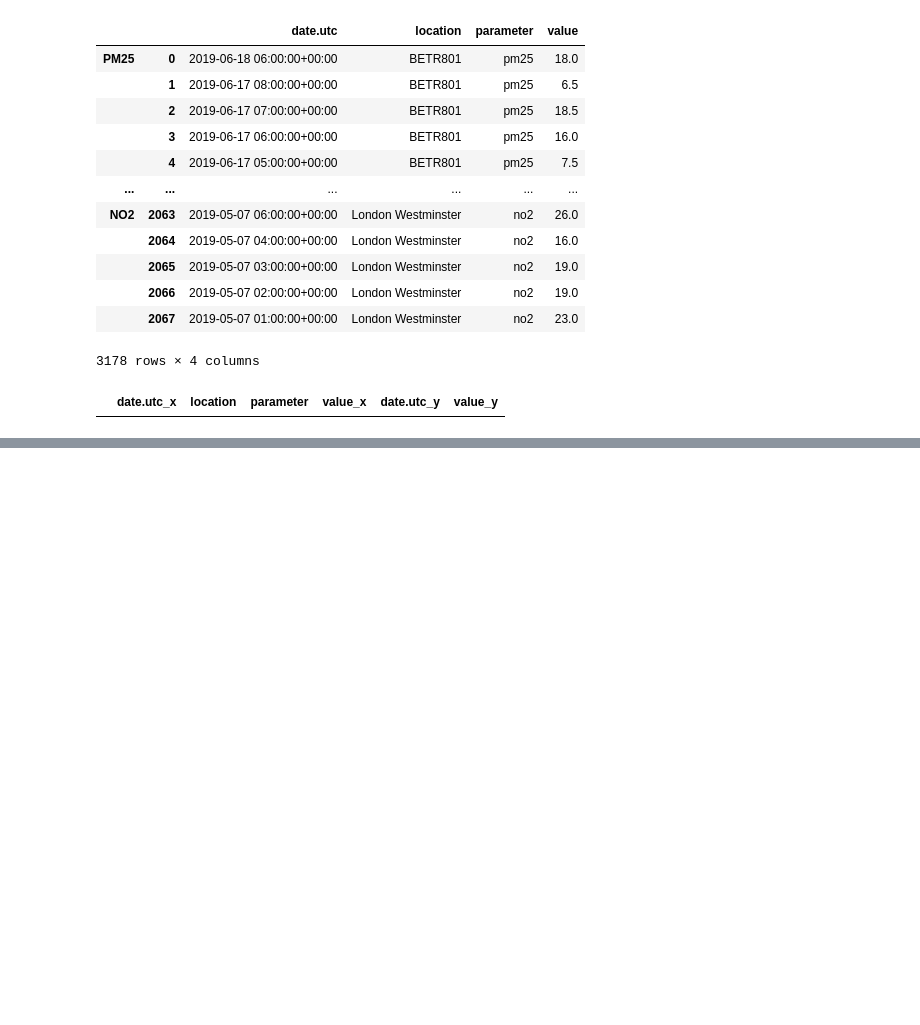
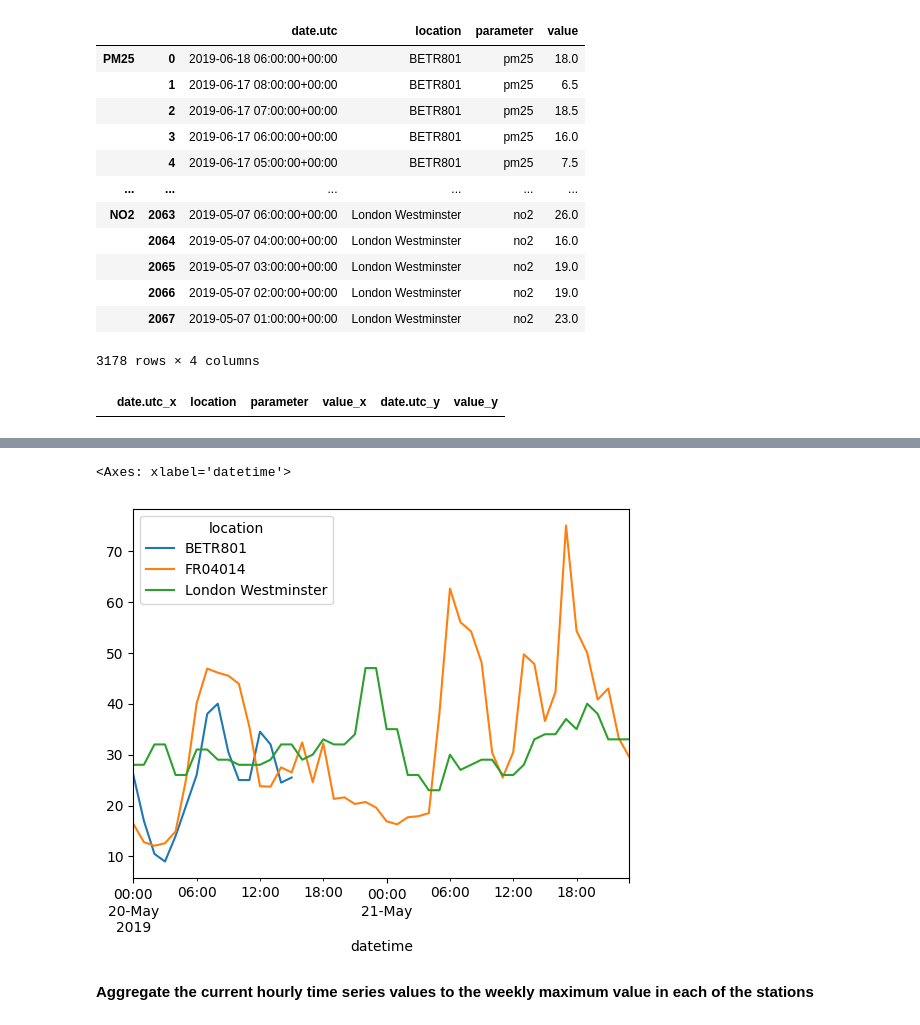
Before and after one commit to codal-tshah/data-practices-2024, a Jupyter notebook: pandas/pandas_intermediate.ipynb, the cells around one changed output, grey strips where cells are left out. Drawn from its saved outputs; the diff is of its cells as text; code cells hidden in the pictures; blank space fills up the shorter version.

```diff
--- a/pandas/pandas_intermediate.ipynb
+++ b/pandas/pandas_intermediate.ipynb
@@ -530,0 +651,3 @@ merged_data
+# %%
+no_2  = air_quality.pivot(index="datetime", columns="location", values="value")
+no_2.head()
@@ -530,0 +673,7 @@ merged_data
+# %%
+no_2["2019-05-20":"2019-05-21"].plot()
+# %% [output]
+<Axes: xlabel='datetime'>
+[figure, added]
+# %% [markdown]
+**Aggregate the current hourly time series values to the weekly maximum value in each of the stations**
```
Also changed, not shown: parts of 31 cells of this notebook.
